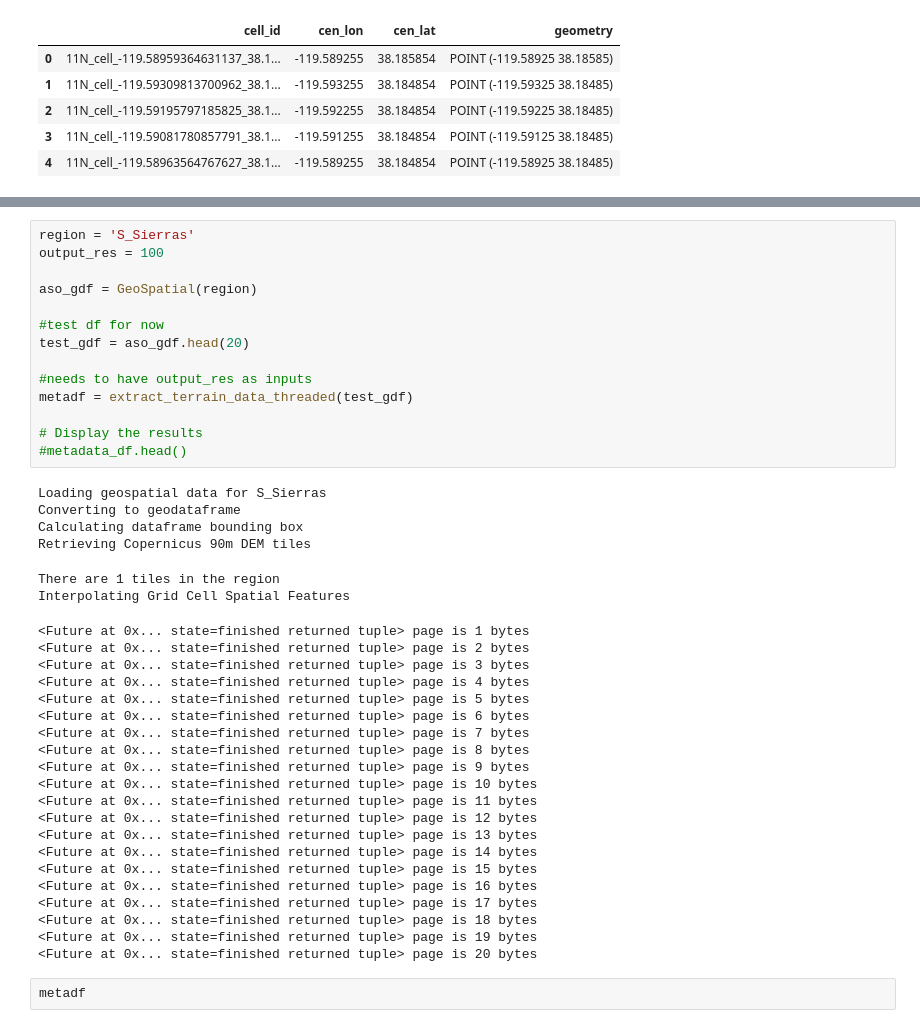
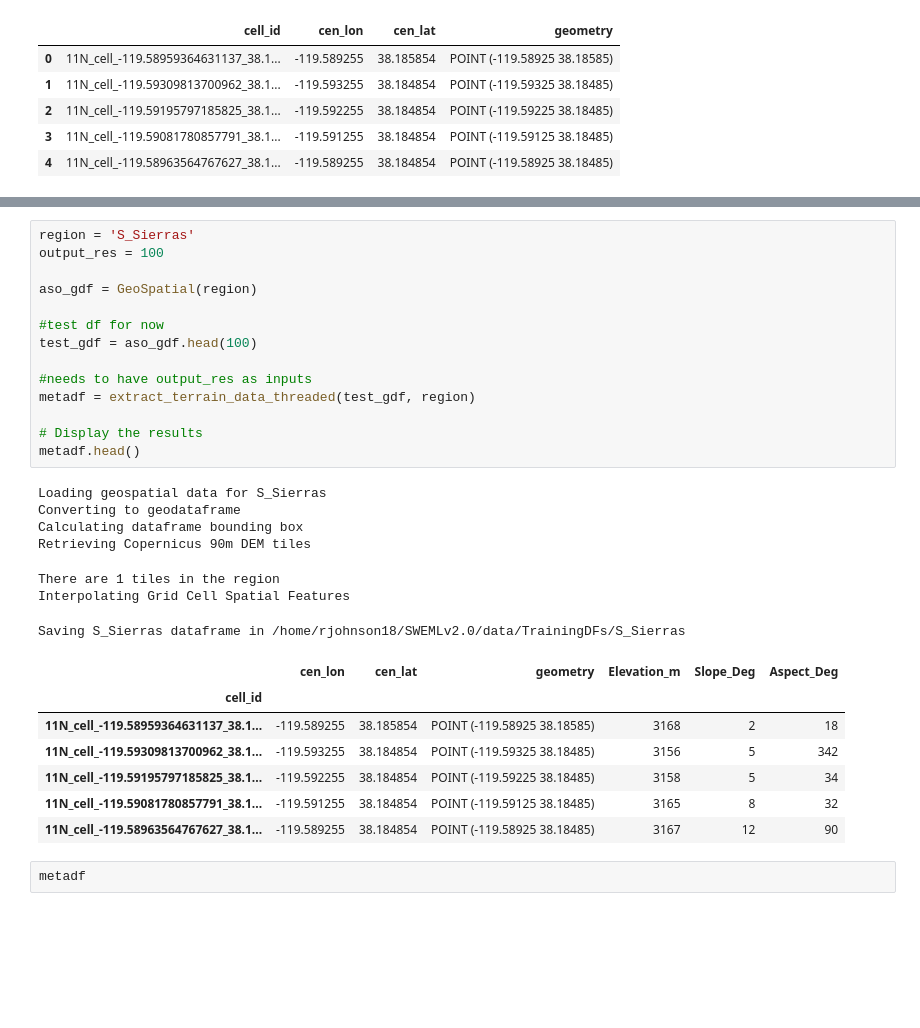
Before and after one commit to whitelightning450/SWEMLv2.0, a Jupyter notebook: Dataprocessing/DataProcessing_PipelineModularized.ipynb, the cells around one changed output, grey strips where cells are left out. Saved outputs shown, nothing was run; the diff lists cells and outputs as text; blank space fills up the shorter version.

Commit message:
Added threading functionality to extract terrain data, now in GeoDF.py file

```diff
--- a/Dataprocessing/DataProcessing_PipelineModularized.ipynb
+++ b/Dataprocessing/DataProcessing_PipelineModularized.ipynb
@@ -348,44 +325,32 @@ def extract_terrain_data_threaded(metadata_df, max_workers=10):
 # %%
 region = 'S_Sierras'
 output_res = 100
 
 aso_gdf = GeoSpatial(region)
 
 #test df for now
-test_gdf = aso_gdf.head(20)
+test_gdf = aso_gdf.head(100)
 
 #needs to have output_res as inputs
-metadf = extract_terrain_data_threaded(test_gdf)
+metadf = extract_terrain_data_threaded(test_gdf, region)
 
 # Display the results
-#metadata_df.head()
+metadf.head()
 # %% [output]
 Loading geospatial data for S_Sierras
 Converting to geodataframe
 Calculating dataframe bounding box
 Retrieving Copernicus 90m DEM tiles
 There are 1 tiles in the region
 Interpolating Grid Cell Spatial Features
-<Future at 0x... state=finished returned tuple> page is 1 bytes
-<Future at 0x... state=finished returned tuple> page is 2 bytes
-<Future at 0x... state=finished returned tuple> page is 3 bytes
-<Future at 0x... state=finished returned tuple> page is 4 bytes
-<Future at 0x... state=finished returned tuple> page is 5 bytes
-<Future at 0x... state=finished returned tuple> page is 6 bytes
-<Future at 0x... state=finished returned tuple> page is 7 bytes
-<Future at 0x... state=finished returned tuple> page is 8 bytes
-<Future at 0x... state=finished returned tuple> page is 9 bytes
-<Future at 0x... state=finished returned tuple> page is 10 bytes
-<Future at 0x... state=finished returned tuple> page is 11 bytes
-<Future at 0x... state=finished returned tuple> page is 12 bytes
-<Future at 0x... state=finished returned tuple> page is 13 bytes
-<Future at 0x... state=finished returned tuple> page is 14 bytes
-<Future at 0x... state=finished returned tuple> page is 15 bytes
-<Future at 0x... state=finished returned tuple> page is 16 bytes
-<Future at 0x... state=finished returned tuple> page is 17 bytes
-<Future at 0x... state=finished returned tuple> page is 18 bytes
-<Future at 0x... state=finished returned tuple> page is 19 bytes
-<Future at 0x... state=finished returned tuple> page is 20 bytes
+Saving S_Sierras dataframe in /home/rjohnson18/SWEMLv2.0/data/TrainingDFs/S_Sierras
+|  | cen_lon | cen_lat | geometry | Elevation_m | Slope_Deg | Aspect_Deg |
+| cell_id |  |  |  |  |  |  |
+| 11N_cell_-119.58959364631137_38.1... | -119.589255 | 38.185854 | POINT (-119.58925 38.18585) | 3168 | 2 | 18 |
+| 11N_cell_-119.59309813700962_38.1... | -119.593255 | 38.184854 | POINT (-119.59325 38.18485) | 3156 | 5 | 342 |
+| 11N_cell_-119.59195797185825_38.1... | -119.592255 | 38.184854 | POINT (-119.59225 38.18485) | 3158 | 5 | 34 |
+| 11N_cell_-119.59081780857791_38.1... | -119.591255 | 38.184854 | POINT (-119.59125 38.18485) | 3165 | 8 | 32 |
+| 11N_cell_-119.58963564767627_38.1... | -119.589255 | 38.184854 | POINT (-119.58925 38.18485) | 3167 | 12 | 90 |
 # %%
 metadf
 # %% [output]
```
Also changed, not shown: parts of 3 cells of this notebook, 2 other files.
